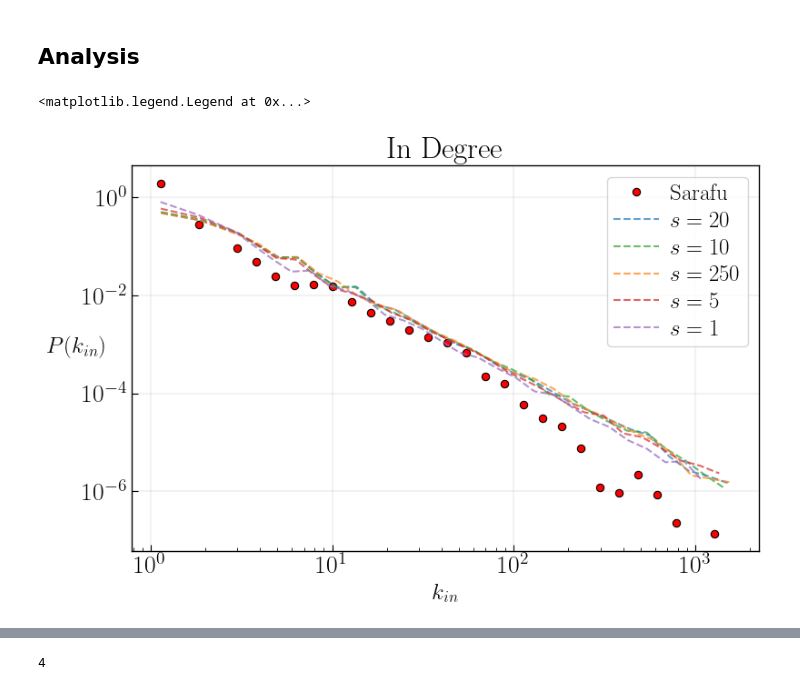
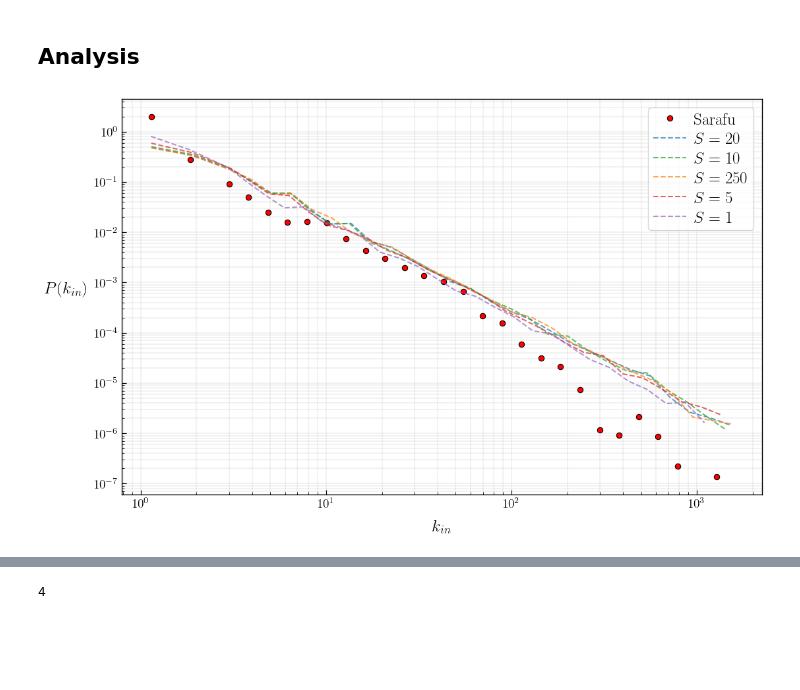
Before and after one commit to claudcelle/adtxns_paper, a Jupyter notebook: simulation_analysis.ipynb, the cells around one changed output, grey strips where cells are left out. Drawn from its saved outputs; the diff is of its cells as text; code cells hidden in the pictures; blank space fills up the shorter version.

```diff
--- a/simulation_analysis.ipynb
+++ b/simulation_analysis.ipynb
@@ -346,42 +445,52 @@ nbins=31
 # %%
 hist_sarafu = histogram(sarafu['agents'].in_deg)
 
-plt.plot(hist_sarafu[0],hist_sarafu[1], 'ro',markeredgecolor='k',label='Sarafu')
+fig, ax = fixed_axes(margins=(1.2, 0.8, 1.0, 0.4))
+
+# 1) plottiamo Sarafu e lo mettiamo in legenda come voce speciale
+sarafu_handle = ax.plot(hist_sarafu[0], hist_sarafu[1],
+                        'ro', markeredgecolor='k', label='Sarafu')[0]
 
 
 data = sim_results
-legend_dict = {s:[] for s in metadata_df['s'].unique()}
+# legend_dict = {s:[] for s in metadata_df['s'].unique()}
+# qui salviamo le voci di legenda per le simulazioni
+legend_entries = []   # conterrà tuple: (s_val, handle, label)
 
 for i in range(len(data)):
     s = data[i]['metadata']['s']
-
-
-    # ax = plots_dict[s][1]
-    # fig = plots_dict[s][0]
-    label = f'$s={s}$'
-    # label = f"$k = {b:.2f}$"
-    # marker = markers_dict_b[b]
     color = colors_dict_s[s]
-
     h = histogram(data[i]['agents']['in_deg'], log_bin=True, num_bins=nbins)
 
-    plt.plot(h[0], h[1],
-            linestyle='--',color=color,
-            alpha=0.7, label=label)
+    # plottiamo e ci teniamo l'handle
+    line, = ax.plot(
+        h[0], h[1],
+        linestyle='--',
+        color=color,
+        alpha=0.7,
+        label=f"$S={s}$"
+    )
 
-    # Collect legend entries for this subplot
-    # legend_dict[s].append((b, label, marker, color))
+    # salviamo per la legenda
+    legend_entries.append((s, line, f"$S={s}$"))
+# ora ordiniamo SOLO le voci con s
+legend_entries.sort(key=lambda x: x[0])   # crescente per s
 
-    # ax.set_xlabel(r'$\langle q_i \rangle$', rotation=0, labelpad=20)
-    # ax.set_ylabel(r'$\textbf{p}(\langle q_i \rangle)$', rotation=0, labelpad=20)
+# ricomponiamo handle e label: prima Sarafu, poi le s ordinate
+handles = [sarafu_handle] + [e[1] for e in legend_entries]
+labels  = ['Sarafu'] + [e[2] for e in legend_entries]
 
 
 plt.loglog()
 plt.xlabel(r'$k_{in}$')
-plt.ylabel(r'$P(k_{in})$',rotation = 0)
-plt.title("In Degree")
-plt.grid('both')
+plt.ylabel(r'$P(k_{in})$',rotation = 0,labelpad=30)
+# plt.title("In Degree")
+plt.grid(True,'both')
+
 plt.legend()
+# plt.show()
+ax.tick_params(labelsize=14, pad=4)
+
+save_figure(fig,f"{fig_path}/in_deg.png")
 # %% [output]
-<matplotlib.legend.Legend at 0x...>
-[figure, old version]
+[figure, new version]
```
Also changed, not shown: parts of 19 cells of this notebook, 2 other files.
